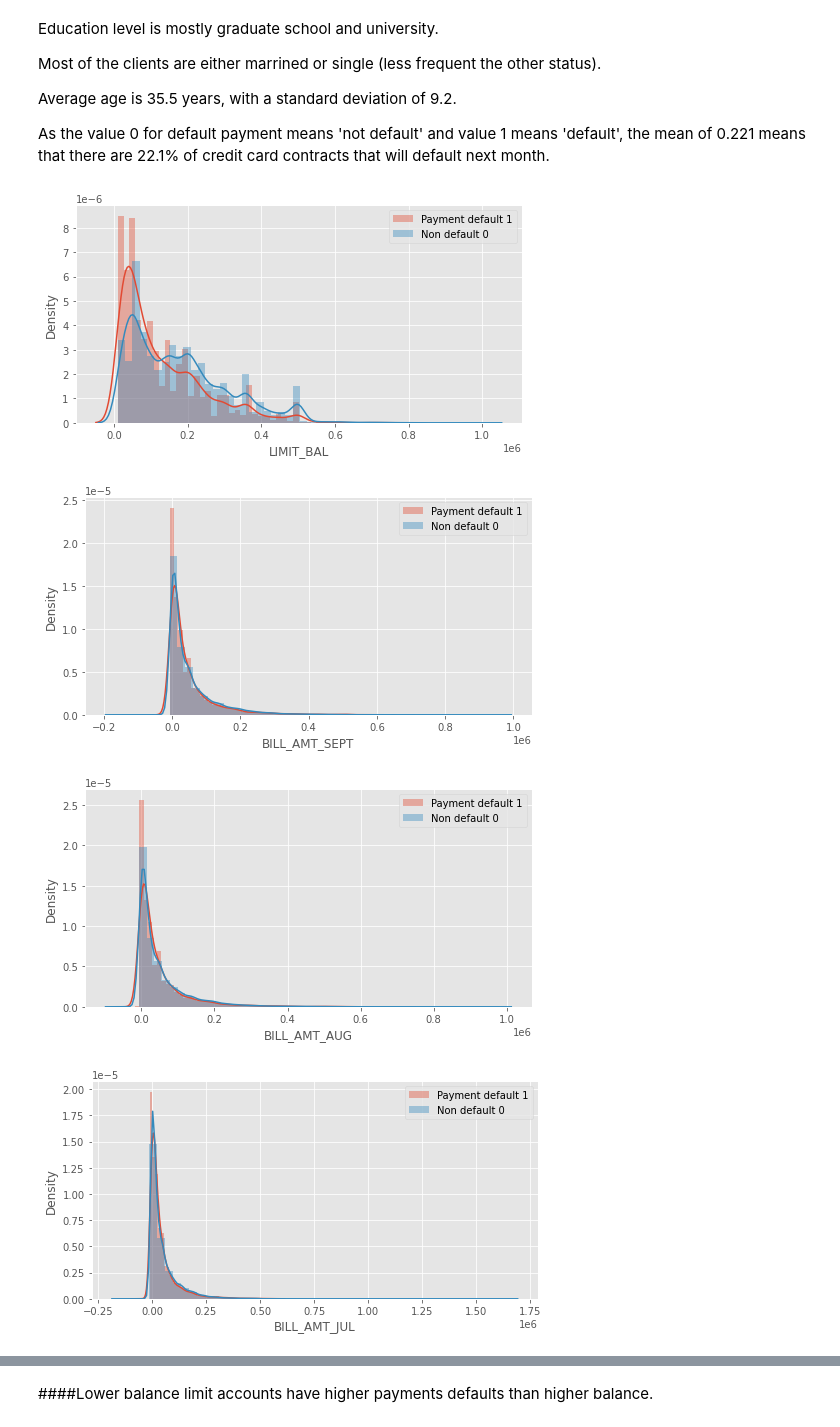
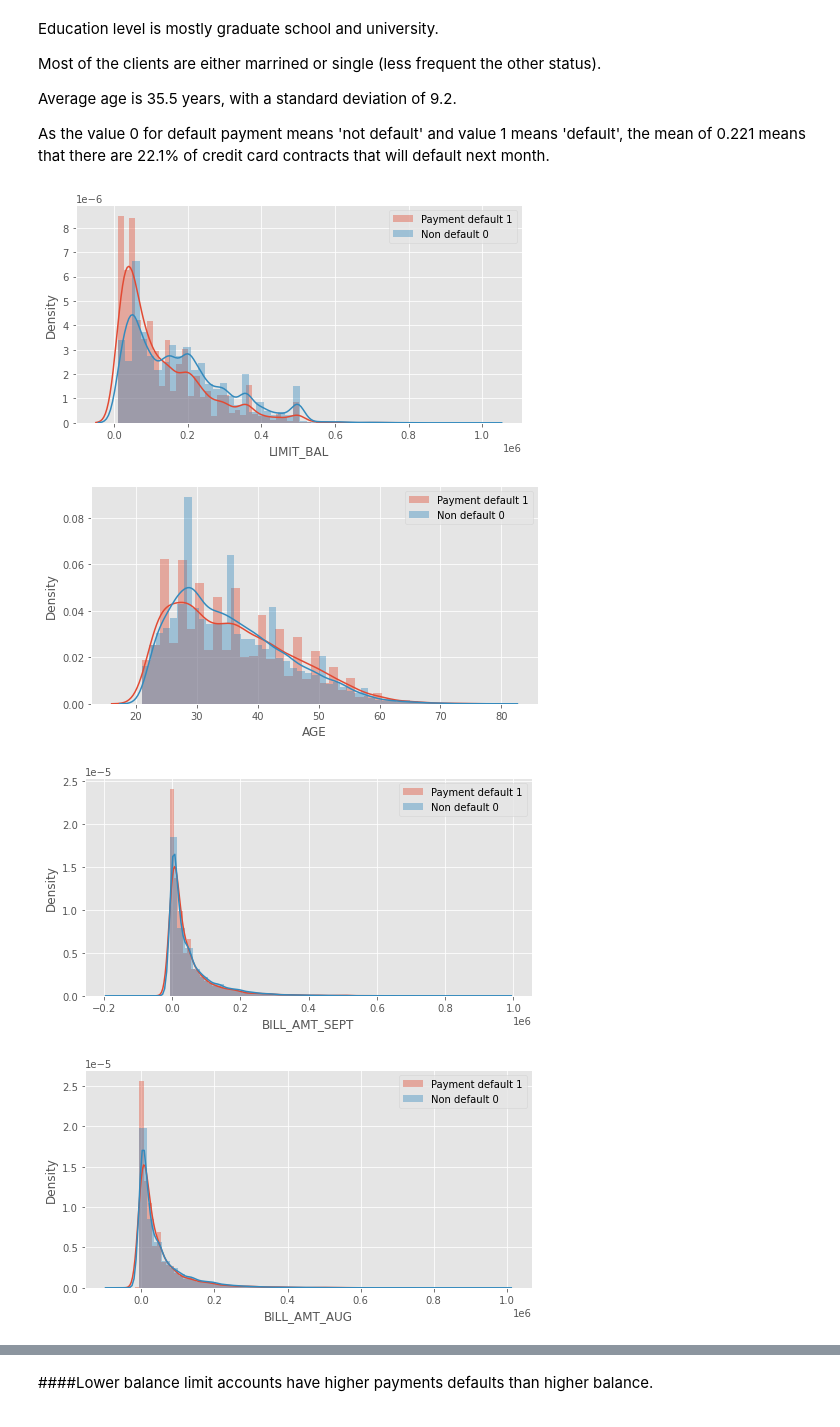
Before and after one commit to sanjay2097/Credit-Card-Default-Prediction, a Jupyter notebook: Credit_Card_Default_Prediction.ipynb, the cells around one changed output, grey strips where cells are left out. Cells and saved outputs as stored; diff of their text form; code cells hidden in the pictures.

```diff
--- a/Credit_Card_Default_Prediction.ipynb
+++ b/Credit_Card_Default_Prediction.ipynb
@@ -273,20 +273,20 @@ Average age is 35.5 years, with a standard deviation of 9.2.
 As the value 0 for default payment means 'not default' and value 1 means 'default', the mean of 0.221 means that there are 22.1% of credit card contracts that will default next month.
 # %%
 #List of continuous features
-c_col_list = ['LIMIT_BAL','BILL_AMT_SEPT', 'BILL_AMT_AUG', 'BILL_AMT_JUL', 'BILL_AMT_JUN',
+c_col_list = ['LIMIT_BAL','AGE','BILL_AMT_SEPT', 'BILL_AMT_AUG', 'BILL_AMT_JUL', 'BILL_AMT_JUN',
        'BILL_AMT_MAY', 'BILL_AMT_APR', 'PAY_AMT_SEPT', 'PAY_AMT_AUG',
        'PAY_AMT_JUL', 'PAY_AMT_JUN', 'PAY_AMT_MAY', 'PAY_AMT_APR']
 # Visualizing Graph for distribution of continuous features
 plt.style.use('ggplot')
 for col in c_col_list:
   fig = plt.figure(figsize=(8,4))
   plt.style.use('ggplot')
   sns.distplot(data[data.columns].loc[data['payment_default'] == 1, col],label='Payment default 1')
   sns.distplot(data[data.columns].loc[data['payment_default'] == 0, col],label='Non default 0')
   plt.legend()
   plt.show()
 # %% [output]
 [figure]
-[figure, old version]
+[figure, new version]
-[figure, old version]
+[figure, new version]
-[figure, old version]
+[figure, new version]
```
Also changed, not shown: parts of 6 cells of this notebook.
